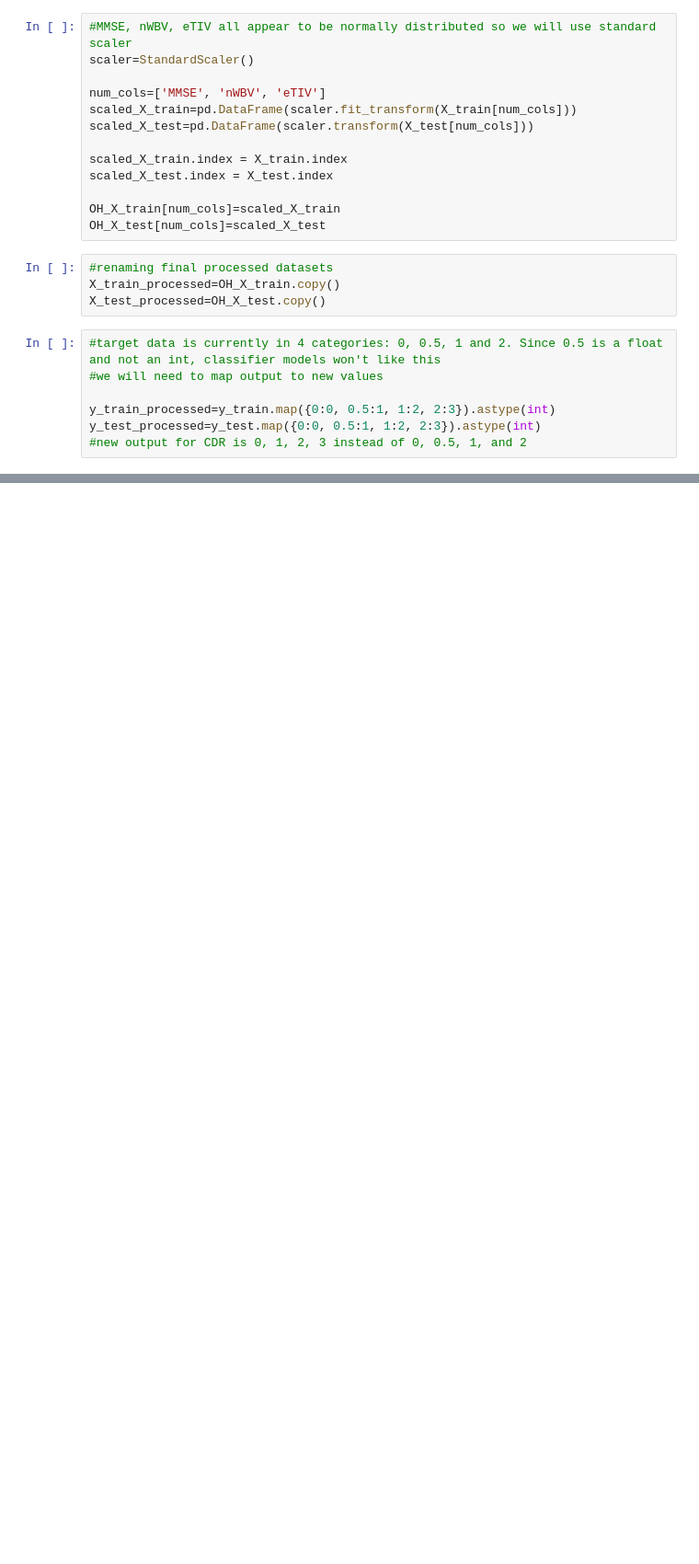
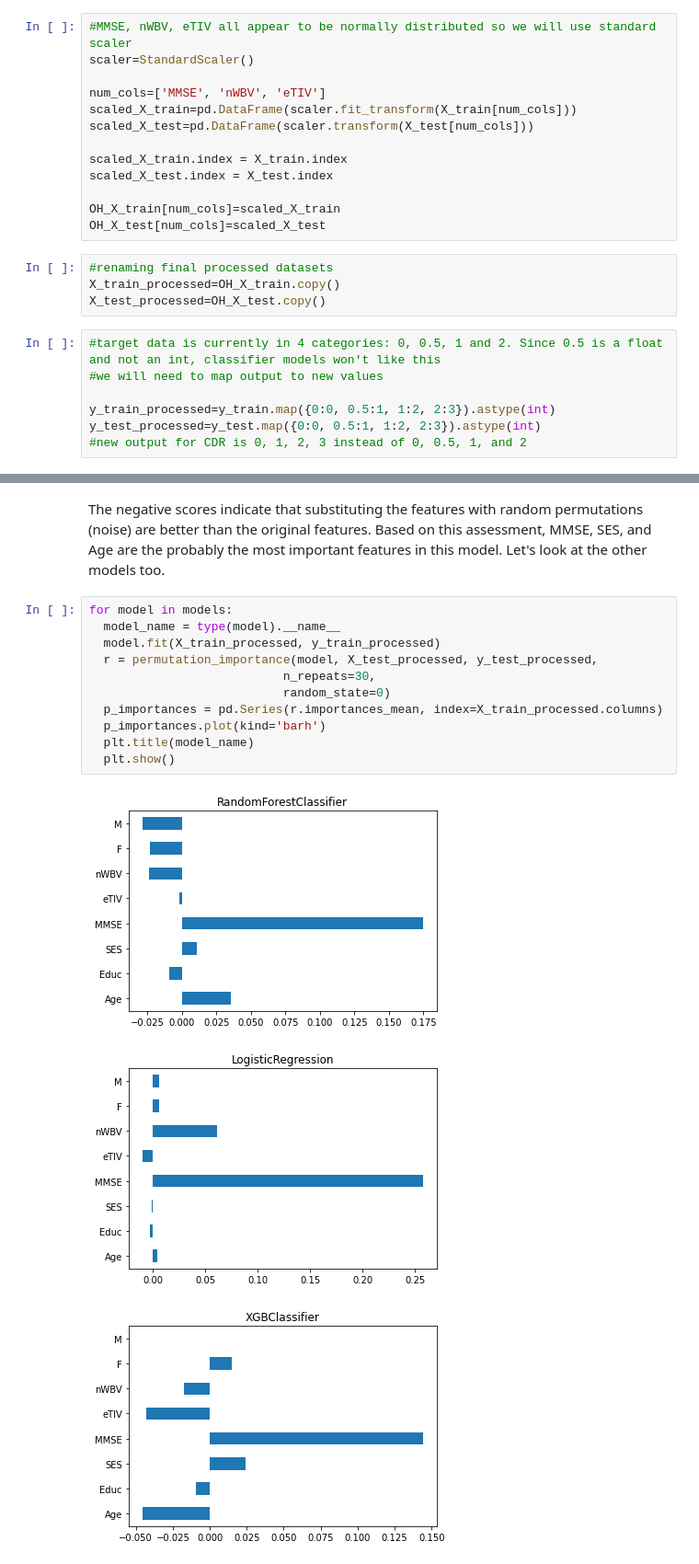
Before and after one commit to estanley16/mri-dementia-prediction, a Jupyter notebook: MRI_Dementia_Prediction.ipynb, the cells around one changed output, grey strips where cells are left out. Shown at 92% size. Cells and saved outputs as stored; diff of their text form; blank space fills up the shorter version.

```diff
--- a/MRI_Dementia_Prediction.ipynb
+++ b/MRI_Dementia_Prediction.ipynb
@@ -436,0 +398,17 @@ Improvement of 3.97%.
+# %% [markdown]
+The negative scores indicate that substituting the features with random permutations (noise) are better than the original features. Based on this assessment, MMSE, SES, and Age are the probably the most important features in this model. Let's look at the other models too.
+# %%
+for model in models:
+  model_name = type(model).__name__
+  model.fit(X_train_processed, y_train_processed)
+  r = permutation_importance(model, X_test_processed, y_test_processed,
+                           n_repeats=30,
+                           random_state=0)
+  p_importances = pd.Series(r.importances_mean, index=X_train_processed.columns)
+  p_importances.plot(kind='barh')
+  plt.title(model_name)
+  plt.show()
+# %% [output]
+[figure, added]
+[figure, added]
+[figure, added]
```
Also changed, not shown: parts of 38 cells of this notebook.
